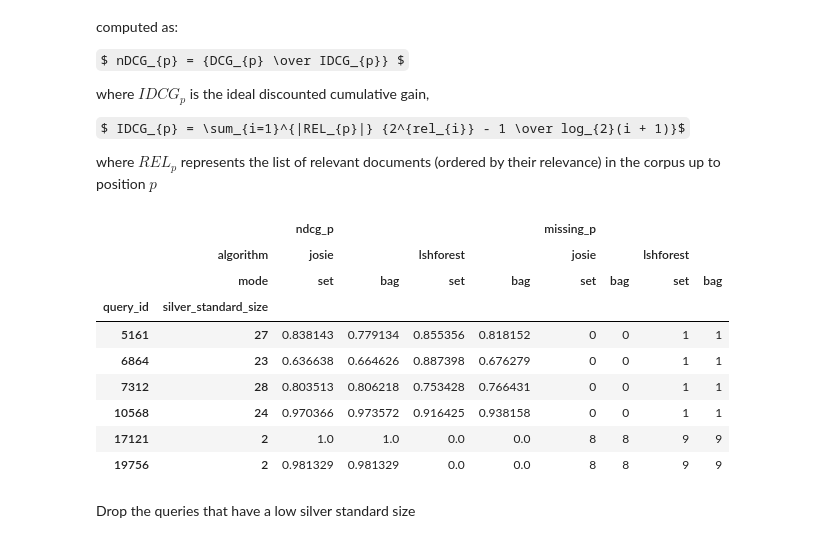
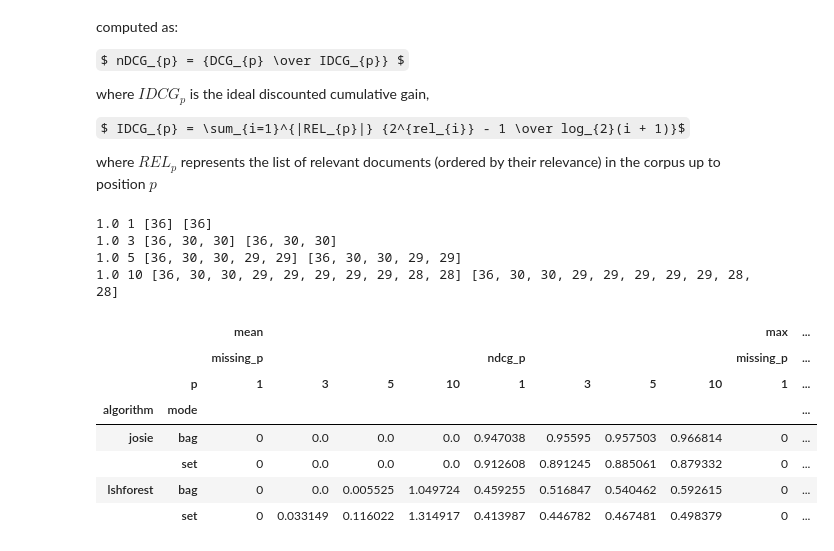
Before and after one commit to nanni00/datalake-table-finder, a Jupyter notebook: experiments/main/analysis.ipynb, the cells around one changed output. Drawn from its saved outputs; the diff is of its cells as text; code cells hidden in the pictures; some formulas as TeX source.

```diff
--- a/experiments/main/analysis.ipynb
+++ b/experiments/main/analysis.ipynb
@@ -159,50 +225,56 @@ $ IDCG_{p} = \sum_{i=1}^{|REL_{p}|} {2^{rel_{i}} - 1 \over log_{2}(i + 1)}$
 
 where $ REL_{p} $ represents the list of relevant documents (ordered by their relevance) in the corpus up to position $p$
 # %%
-from sklearn.metrics import ndcg_score
+from math import log2
 
-def ndcg_at_p(true_relevance, scores, p):
-    p = min(p, len(true_relevance), len(scores))
-    if p <= 1: # because computing nDCG is meaningful only if there is more than one document
+def ndcg_at_p(true_relevances, scores, p):
+    p = min(p, len(true_relevances), len(scores))
+    if p <= 0: # because computing nDCG is meaningful only if there is more than one document
         return 0, 1
+    idcg = sum(rel / log2(i + 1) for i, rel in enumerate(true_relevances[:p], start=1))
+    dcg = sum(rel / log2(i + 1) for i, rel in enumerate(scores[:p], start=1))
+    if idcg < dcg:
+        raise Exception()
 
-    return ndcg_score(
-        np.asarray([true_relevance[:p]]),
-        np.asarray([scores[:p]]),
-        k=p
-    ), p
+    return dcg / idcg, p
 # %%
-def get_nDCG_p(silver_standard:defaultdict[int:list[tuple[int,int]]], solvers:defaultdict[tuple[str,str]:pd.DataFrame], *p):
+def get_nDCG_p(silver_standard:defaultdict[int:list[tuple[int,int]]], results:pd.DataFrame, *p):
     """ p values are assumed positive """
     ndcg_res = []
     for query_id in silver_standard:
-        true_relevances = [x[0] for x in silver_standard[query_id]]
+        true_relevances = [x[1] for x in silver_standard[query_id]]
+        max_silver_standard = true_relevances[0]
 
-        for algorithm_mode, solver_res in solvers.items():
-            r = solver_res[solver_res['query_id'] == query_id][['result_id', 'sloth_overlap']]
-            result_relevances = [x[1] for x in r.values.tolist()]
-
+        for (algorithm, mode), data in results.groupby(by=['algorithm', 'mode']):
+            r = data[data['query_id'] == query_id][['result_id', 'sloth_overlap']]
+            result_relevances = [min(max_silver_standard, x[1]) for x in r.values.tolist()]
             for _p in p:
                 ndcg, _actual_p = ndcg_at_p(true_relevances, result_relevances, _p)
-                ndcg_res.append([query_id, len(true_relevances), algorithm_mode[0], algorithm_mode[1], _p, _p - _actual_p, ndcg])
+                if query_id == 29938 and algorithm == 'josie' and mode == 'bag':
+                    print(ndcg, _p, true_relevances[:_p], result_relevances[:_p])
+                ndcg_res.append([query_id, len(true_relevances), algorithm, mode, _p, _p - _actual_p, ndcg])
     return ndcg_res
 # %%
-res = get_nDCG_p(silver_standard, solvers, 10)
+res = get_nDCG_p(silver_standard, results, 1, 3, 5, 10)
+# %% [output]
+1.0 1 [36] [36]
+1.0 3 [36, 30, 30] [36, 30, 30]
+1.0 5 [36, 30, 30, 29, 29] [36, 30, 30, 29, 29]
+1.0 10 [36, 30, 30, 29, 29, 29, 29, 29, 28, 28] [36, 30, 30, 29, 29, 29, 29, 29, 28, 28]
 # %%
 df = pd.DataFrame(res, columns=['query_id', 'silver_standard_size', 'algorithm', 'mode', 'p', 'missing_p', 'ndcg_p'])
+# %%
+silver_standard_size_threshold = 20
+df = df[df['silver_standard_size'] >= silver_standard_size_threshold]
 # %%
-pivot = df.pivot(index=['query_id', 'silver_standard_size'], columns=['algorithm', 'mode'], values=['ndcg_p', 'missing_p']).convert_dtypes()
-pivot
+ndcg_pivot = df.pivot_table(index=['algorithm', 'mode'], columns=['p'], values=['ndcg_p', 'missing_p'], aggfunc=['mean', 'max']).convert_dtypes()
+ndcg_pivot
 # %% [output]
-|  |  | ndcg_p |  |  |  | missing_p |  |  |  |
-|  | algorithm | josie |  | lshforest |  | josie |  | lshforest |  |
-|  | mode | set | bag | set | bag | set | bag | set | bag |
-| query_id | silver_standard_size |  |  |  |  |  |  |  |  |
-| 5161 | 27 | 0.838143 | 0.779134 | 0.855356 | 0.818152 | 0 | 0 | 1 | 1 |
-| 6864 | 23 | 0.636638 | 0.664626 | 0.887398 | 0.676279 | 0 | 0 | 1 | 1 |
-| 7312 | 28 | 0.803513 | 0.806218 | 0.753428 | 0.766431 | 0 | 0 | 1 | 1 |
-| 10568 | 24 | 0.970366 | 0.973572 | 0.916425 | 0.938158 | 0 | 0 | 1 | 1 |
-| 17121 | 2 | 1.0 | 1.0 | 0.0 | 0.0 | 8 | 8 | 9 | 9 |
-| 19756 | 2 | 0.981329 | 0.981329 | 0.0 | 0.0 | 8 | 8 | 9 | 9 |
+|  |  | mean |  |  |  |  |  |  |  | max | ... |
+|  |  | missing_p |  |  |  | ndcg_p |  |  |  | missing_p | ... |
+|  | p | 1 | 3 | 5 | 10 | 1 | 3 | 5 | 10 | 1 | ... |
+| algorithm | mode |  |  |  |  |  |  |  |  |  | ... |
+| josie | bag | 0 | 0.0 | 0.0 | 0.0 | 0.947038 | 0.95595 | 0.957503 | 0.966814 | 0 | ... |
+|  | set | 0 | 0.0 | 0.0 | 0.0 | 0.912608 | 0.891245 | 0.885061 | 0.879332 | 0 | ... |
+| lshforest | bag | 0 | 0.0 | 0.005525 | 1.049724 | 0.459255 | 0.516847 | 0.540462 | 0.592615 | 0 | ... |
+|  | set | 0 | 0.033149 | 0.116022 | 1.314917 | 0.413987 | 0.446782 | 0.467481 | 0.498379 | 0 | ... |
-# %% [markdown]
-Drop the queries that have a low silver standard size
```
Also changed, not shown: parts of 31 cells of this notebook, 12 other files.
